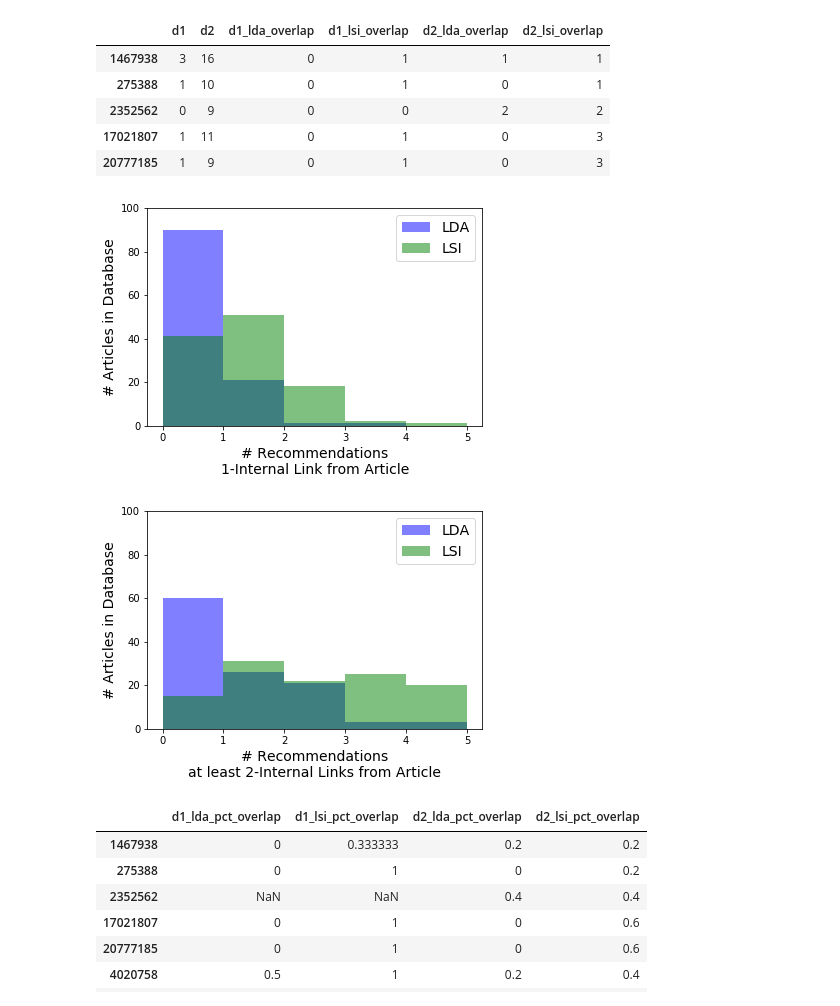
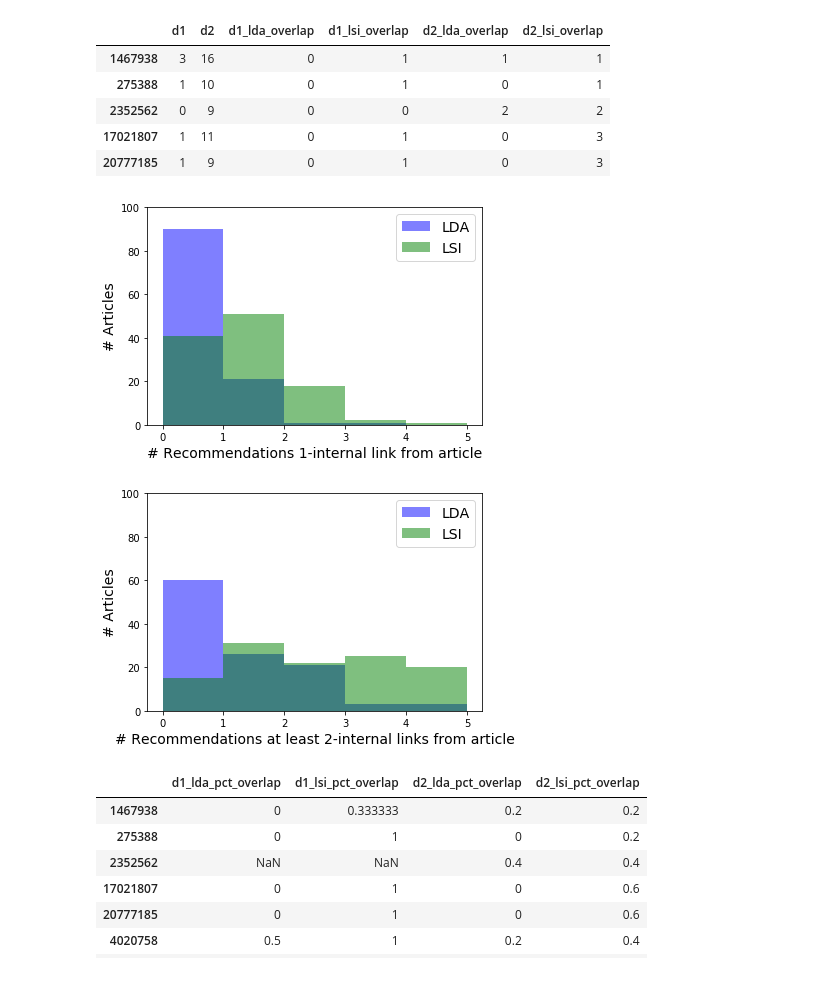
Before and after one commit to hannahlb/CDIPS_Content_Rec, a Jupyter notebook: katie/evaluate_semantic_models.ipynb, the cells around one changed output. Cells and saved outputs as stored; diff of their text form; code cells hidden in the pictures.

Commit message:
edit figures, add 2-link dist figures

```diff
--- a/katie/evaluate_semantic_models.ipynb
+++ b/katie/evaluate_semantic_models.ipynb
@@ -195,23 +200,25 @@ results_n_df.head()
 # %%
 plt.hist(results_n_df['d1_lda_overlap'].dropna(), bins=[0,1,2,3,4,5], color='b', alpha=0.5, label='LDA');
 plt.hist(results_n_df['d1_lsi_overlap'].dropna(), bins=[0,1,2,3,4,5], color='g', alpha=0.5, label='LSI');
-plt.xlabel('# Recommendations\n1-Internal Link from Article', fontsize=14)
-plt.ylabel('# Articles in Database', fontsize=14)
+plt.xlabel('# Recommendations 1-internal link from article', fontsize=14)
+plt.ylabel('# Articles', fontsize=14)
 plt.ylim(0,100)
 plt.legend(fontsize=14)
-#plt.savefig('../figures/number_recs_1-link_from_title.png')
+plt.tight_layout
+plt.savefig('../figures/number_recs_1-link_from_title.png', transparent=True)
 # %% [output]
-[figure, old version]
+[figure, new version]
 # %%
 plt.hist(results_n_df['d2_lda_overlap'].dropna(), bins=[0,1,2,3,4,5], color='b', alpha=0.5, label='LDA');
 plt.hist(results_n_df['d2_lsi_overlap'].dropna(), bins=[0,1,2,3,4,5], color='g', alpha=0.5, label='LSI');
-plt.xlabel('# Recommendations\nat least 2-Internal Links from Article', fontsize=14)
-plt.ylabel('# Articles in Database', fontsize=14)
+plt.xlabel('# Recommendations at least 2-internal links from article', fontsize=14)
+plt.ylabel('# Articles', fontsize=14)
 plt.ylim(0,100)
 plt.legend(fontsize=14)
-#plt.savefig('../figures/number_recs_2-links_from_title.png')
+plt.tight_layout
+plt.savefig('../figures/number_recs_2-links_from_title.png', transparent=True)
 # %% [output]
-[figure, old version]
+[figure, new version]
 # %%
 results_pct_df = pd.DataFrame(index=lsi_df.index, columns=['d1_lda_pct_overlap', 'd1_lsi_pct_overlap',\
                                                    'd2_lda_pct_overlap', 'd2_lsi_pct_overlap'])
```
Also changed, not shown: parts of 11 cells of this notebook, 9 other files.
